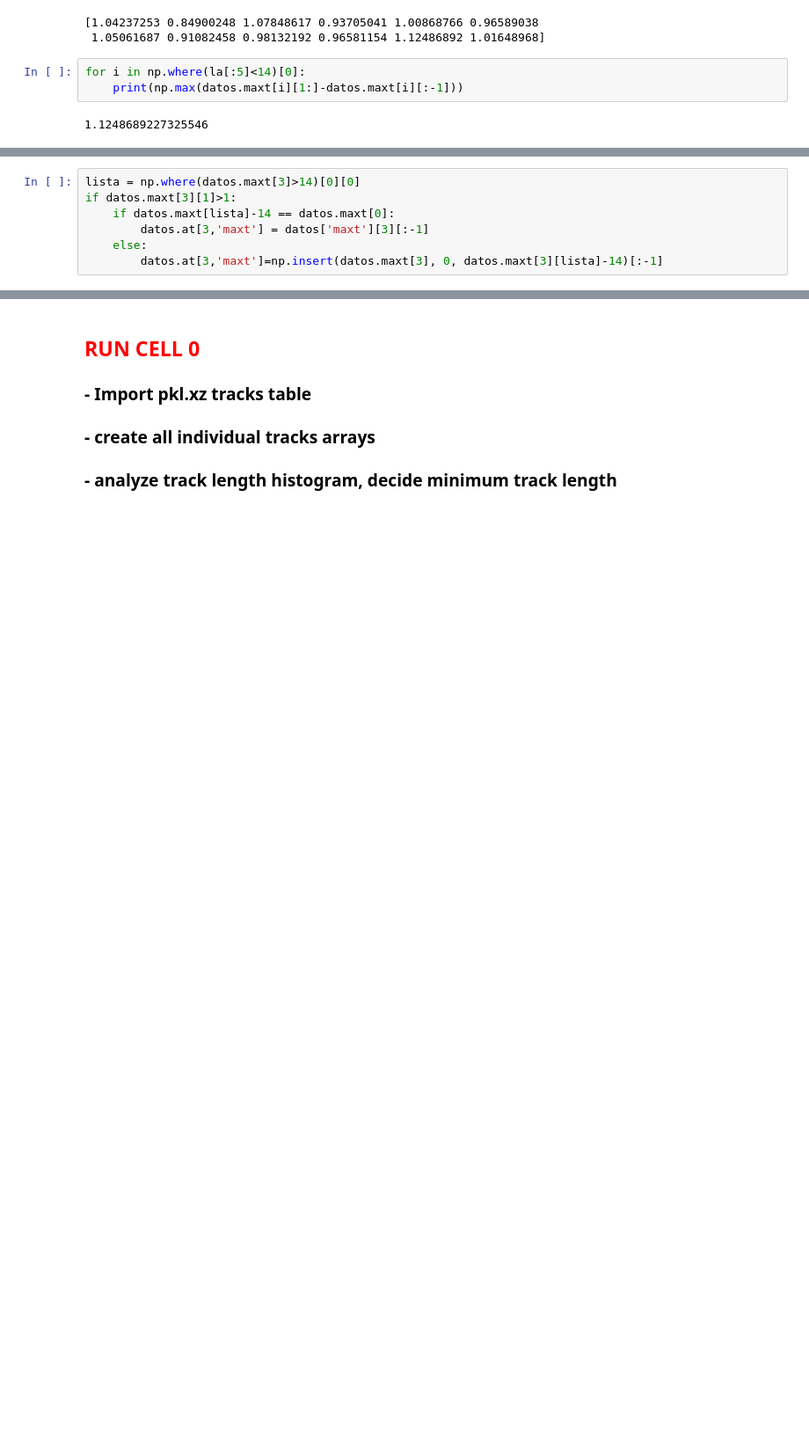
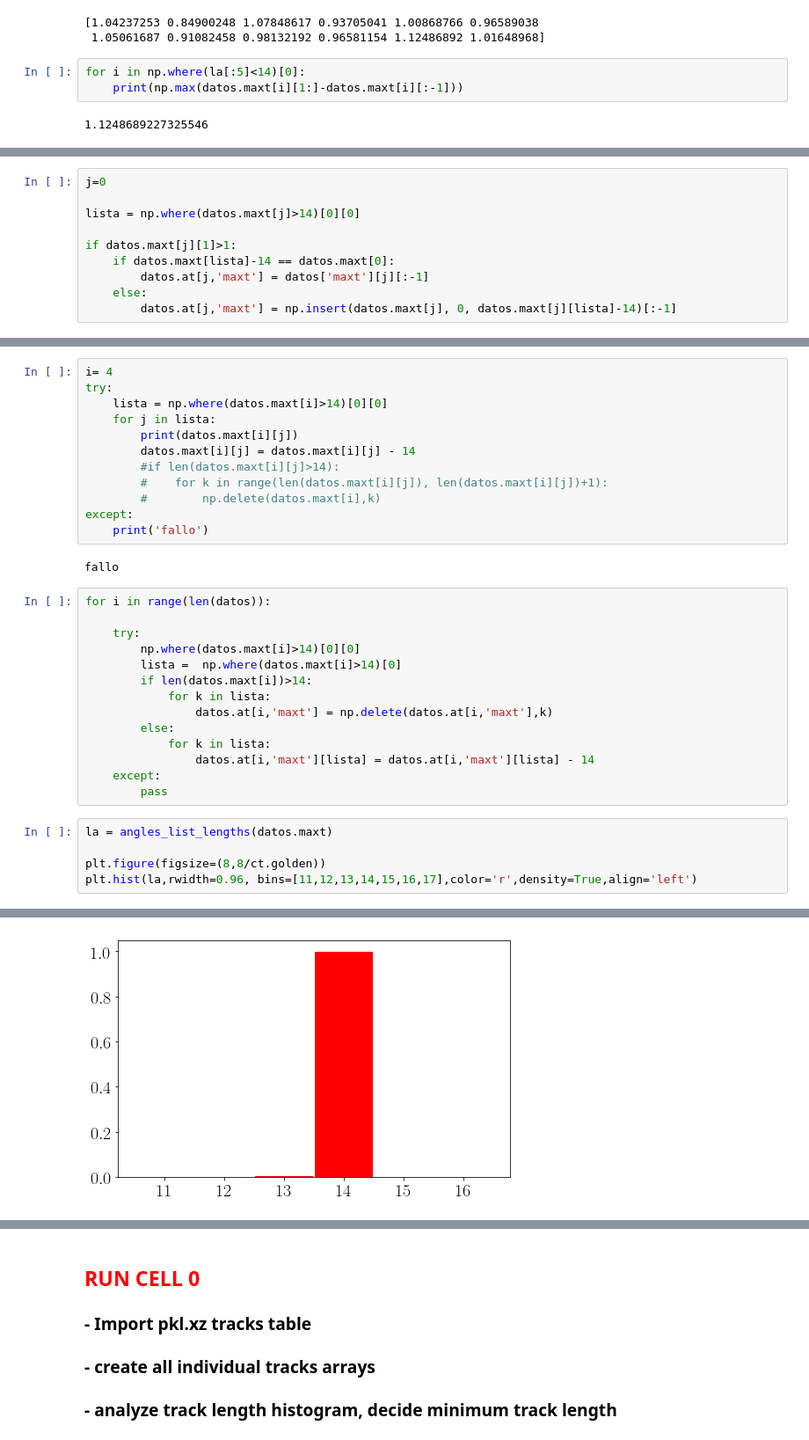
Before and after one commit to fvegar/brownian, a Jupyter notebook: chiral_tracks.ipynb, the cells around one changed output, grey strips where cells are left out. Shown: that part at 88% size. Drawn from its saved outputs; the diff is of its cells as text; blank space fills up the shorter version.

Commit message:
angle processing 3. only <=14 angles

```diff
--- a/chiral_tracks.ipynb
+++ b/chiral_tracks.ipynb
@@ -429,8 +445,11 @@ array([ 0.09513147,  1.23920732,  2.25452443,  3.16203936,  4.20463512,
 # %%
-lista = np.where(datos.maxt[3]>14)[0][0]
-if datos.maxt[3][1]>1:
+j=0
+
+lista = np.where(datos.maxt[j]>14)[0][0]
+
+if datos.maxt[j][1]>1:
     if datos.maxt[lista]-14 == datos.maxt[0]:
-        datos.at[3,'maxt'] = datos['maxt'][3][:-1]
+        datos.at[j,'maxt'] = datos['maxt'][j][:-1]
     else:
-        datos.at[3,'maxt']=np.insert(datos.maxt[3], 0, datos.maxt[3][lista]-14)[:-1]
+        datos.at[j,'maxt'] = np.insert(datos.maxt[j], 0, datos.maxt[j][lista]-14)[:-1]
 # %%
@@ -441,0 +461,34 @@ array([ 1.17434627,  2.2167188 ,  3.06572129,  4.14420746,  5.08125787,
+# %%
+i= 4
+try:
+    lista = np.where(datos.maxt[i]>14)[0][0]
+    for j in lista:
+        print(datos.maxt[i][j])
+        datos.maxt[i][j] = datos.maxt[i][j] - 14
+        #if len(datos.maxt[i][j]>14):
+        #    for k in range(len(datos.maxt[i][j]), len(datos.maxt[i][j])+1):
+        #        np.delete(datos.maxt[i],k)
+except:
+    print('fallo')
+# %% [output]
+fallo
+# %%
+for i in range(len(datos)):
+
+    try:
+        np.where(datos.maxt[i]>14)[0][0]
+        lista =  np.where(datos.maxt[i]>14)[0]
+        if len(datos.maxt[i])>14:
+            for k in lista:
+                datos.at[i,'maxt'] = np.delete(datos.at[i,'maxt'],k)
+        else:
+            for k in lista:
+                datos.at[i,'maxt'][lista] = datos.at[i,'maxt'][lista] - 14
+    except:
+        pass
+# %%
+la = angles_list_lengths(datos.maxt)
+
+plt.figure(figsize=(8,8/ct.golden))
+plt.hist(la,rwidth=0.96, bins=[11,12,13,14,15,16,17],color='r',density=True,align='left')
+# %% [output]
@@ -441,0 +499 @@ array([ 1.17434627,  2.2167188 ,  3.06572129,  4.14420746,  5.08125787,
+[figure, added]
```
Also changed, not shown: parts of 16 cells of this notebook.
